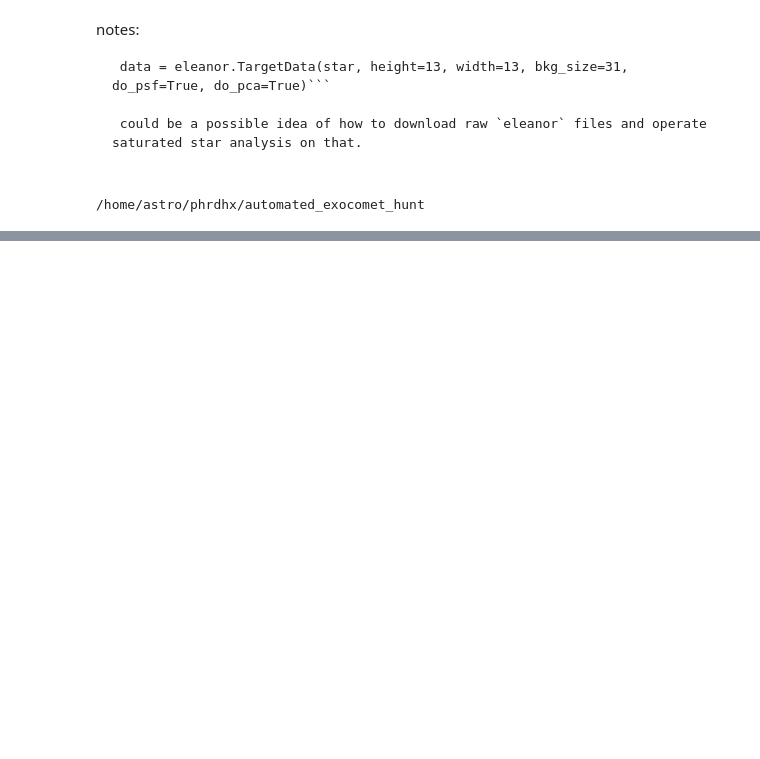
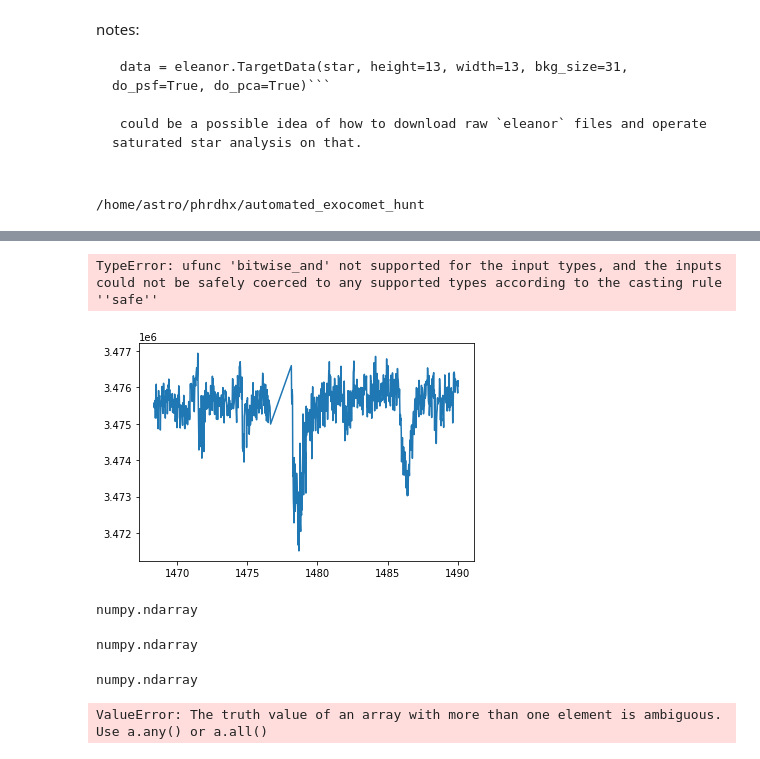
Before and after one commit to azibn/automated_exocomet_hunt, a Jupyter notebook: Notebooks/Eleanor_Test.ipynb, the cells around one changed output, grey strips where cells are left out. Drawn from its saved outputs; the diff is of its cells as text; code cells hidden in the pictures; blank space fills up the shorter version.

```diff
--- a/Notebooks/Eleanor_Test.ipynb
+++ b/Notebooks/Eleanor_Test.ipynb
@@ -113,0 +152,22 @@ NameError: name 'mad_arr' is not defined
+# %%
+plt.plot(star_data.time[star_data.quality==0],star_data.corr_flux[star_data.quality==0])
+plt.plot((star_data.time[star_data.quality==0] & mask),(star_data.corr_flux[star_data.quality==0] & mask))
+# %% [output]
+TypeError: ufunc 'bitwise_and' not supported for the input types, and the inputs could not be safely coerced to any supported types according to the casting rule ''safe''
+[figure, added]
+# %%
+type(mask)
+# %% [output]
+numpy.ndarray
+# %%
+type(mad_cut)
+# %% [output]
+numpy.ndarray
+# %%
+type(star_data.time[q])
+# %% [output]
+numpy.ndarray
+# %%
+star_data.time[q] and mask
+# %% [output]
+ValueError: The truth value of an array with more than one element is ambiguous. Use a.any() or a.all()
```
Also changed, not shown: parts of 18 cells of this notebook, 1 other file.
